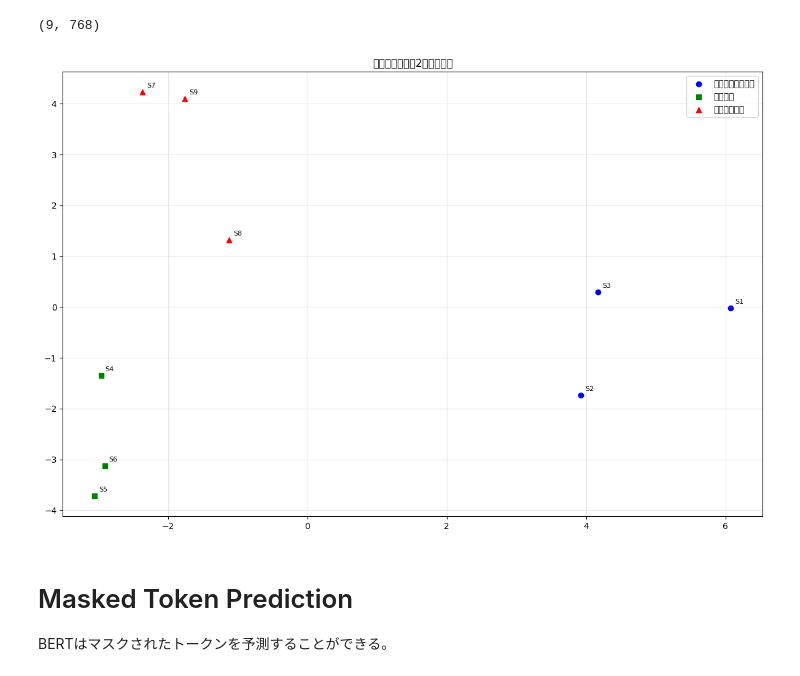
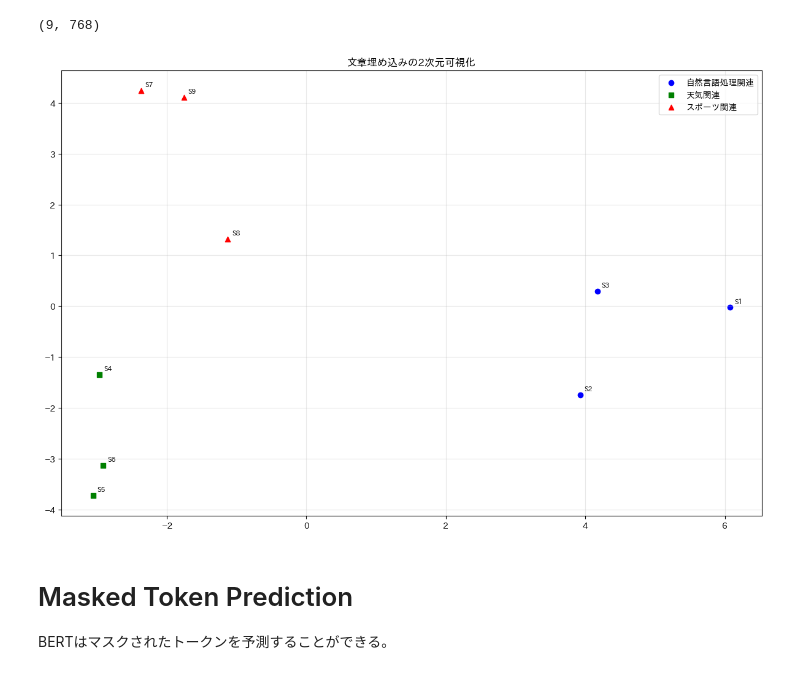
Before and after one commit to prnszz/Zero-to-BERT-GPT, a Jupyter notebook: BERT-jp/overview.ipynb, the cells around one changed output. Cells and saved outputs as stored; diff of their text form; code cells hidden in the pictures.

Commit message:
fixed japanese character bug in the figure

```diff
--- a/BERT-jp/overview.ipynb
+++ b/BERT-jp/overview.ipynb
@@ -141,6 +141,7 @@ print(embeddings_np.shape)  # 出力: (9, 768)
 # %% [output]
 (9, 768)
 # %%
+import japanize_matplotlib
 # PCAによる次元削減を適用（768次元から2次元へ）
 pca = PCA(n_components=2)
 embeddings_2d = pca.fit_transform(embeddings_np)
@@ -153,35 +154,35 @@ colors = ['blue', 'green', 'red']  # 各グループの色を定義
 markers = ['o', 's', '^']  # マーカーの形状を定義: 丸、四角、三角
 
 for i in range(3):  # 3つのグループをループ
    start_idx = i * 3
    end_idx = start_idx + 3
    plt.scatter(embeddings_2d[start_idx:end_idx, 0],
               embeddings_2d[start_idx:end_idx, 1],
               c=colors[i],
               marker=markers[i],
               label=f'グループ {i+1}')
 
 # 各点にラベルを追加
 # S1, S2などの形式で文章番号を表示
 for idx, sentence in enumerate(sentences):
    plt.annotate(f"S{idx+1}",
                (embeddings_2d[idx, 0], embeddings_2d[idx, 1]),
                xytext=(5, 5),
                textcoords='offset points',
                fontsize=8)
 
 # プロットのカスタマイズ
 plt.title("文章埋め込みの2次元可視化")  # タイトルの設定
 plt.legend(['自然言語処理関連', '天気関連', 'スポーツ関連'])  # 凡例の設定
 plt.grid(True, alpha=0.3)  # グリッドの表示（透明度0.3）
-
+plt.rcParams['font.family'] = 'IPAGothic'
 # レイアウトの調整
 plt.tight_layout()
 
 # プロットの表示
 plt.show()
 # %% [output]
-[figure, old version]
+[figure, new version]
 # %% [markdown]
 # Masked Token Prediction
 BERTはマスクされたトークンを予測することができる。
```
Also changed, not shown: 1 other file.
